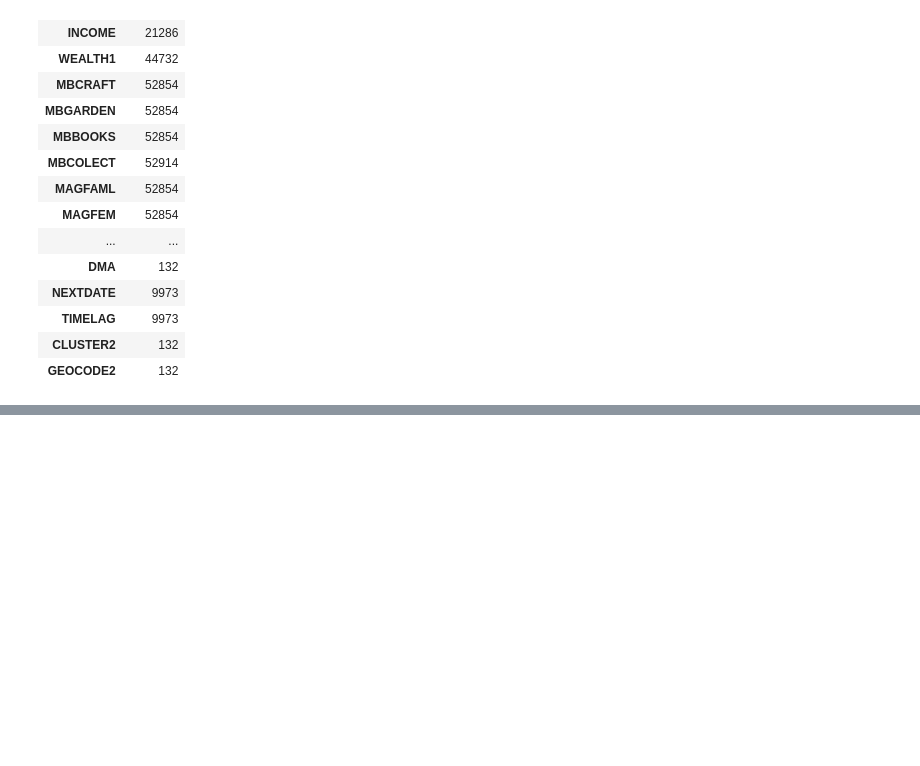
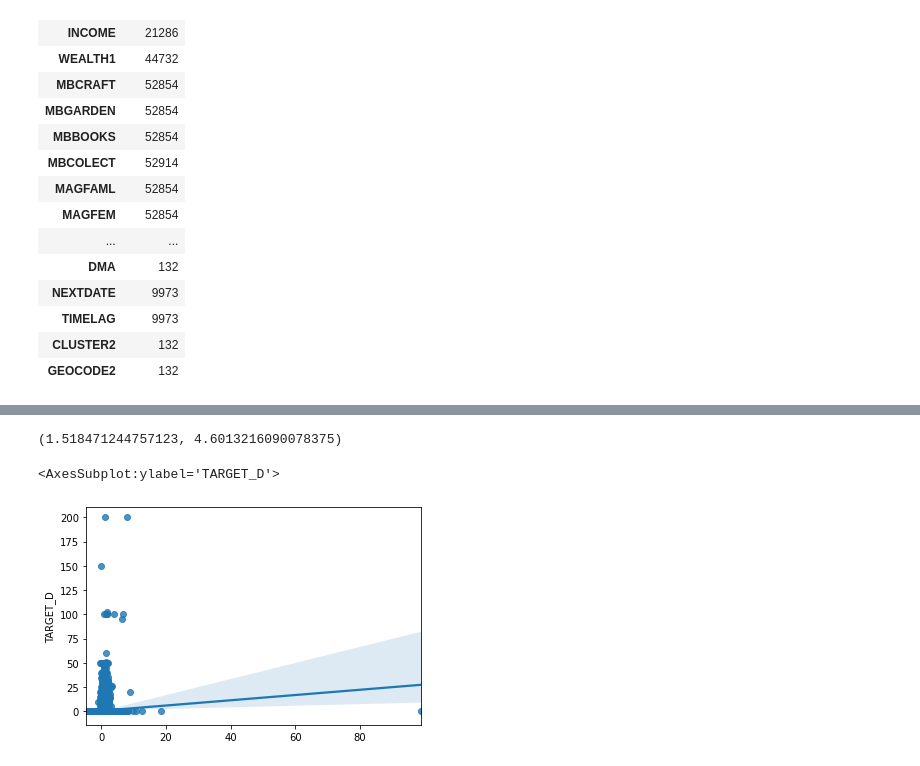
Before and after one commit to KHawk89/unit7_case_study, a Jupyter notebook: hfa_case_study_flo.ipynb, the cells around one changed output, grey strips where cells are left out. Saved outputs shown, nothing was run; the diff lists cells and outputs as text; code cells hidden in the pictures; blank space fills up the shorter version.

```diff
--- a/hfa_case_study_flo.ipynb
+++ b/hfa_case_study_flo.ipynb
@@ -188,0 +376,6 @@ null_tk
+# %%
+# 656 is a much better number to process then 23k something
+X = d_no_nulls.drop(columns=remove_cols)
+y = d_no_nulls['TARGET_D']
+X = pd.get_dummies(X)
+y.shape
@@ -188,0 +384,10 @@ null_tk
+# %%
+X_train, X_test, y_train, y_test = train_test_split(X, y, test_size=0.3, random_state=42)
+# %%
+from datetime import datetime
+print(datetime.now())
+
+model = LinearRegression()
+model.fit(X_train,y_train)
+model.score(X_test,y_test)
+print(datetime.now())
@@ -188,0 +397,12 @@ null_tk
+# %%
+preds = model.predict(X_test)
+mae = mean_absolute_error(y_test, preds)
+mse = mean_squared_error(y_test, preds, squared=False)
+mae, mse
+# %% [output]
+(1.518471244757123, 4.6013216090078375)
+# %%
+sns.regplot(preds, y_test)
+# %% [output]
+<AxesSubplot:ylabel='TARGET_D'>
+[figure, added]
```
Also changed, not shown: parts of 46 cells of this notebook.
